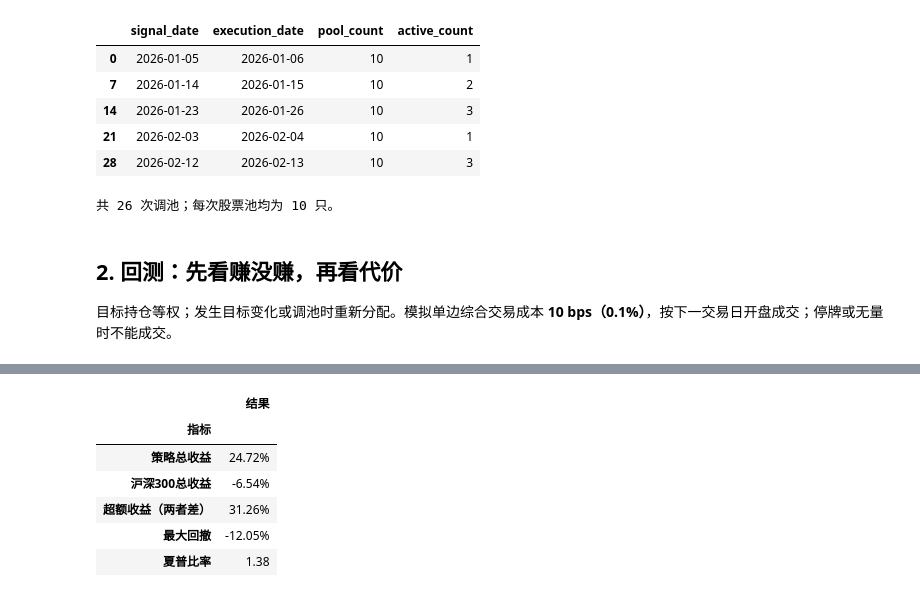
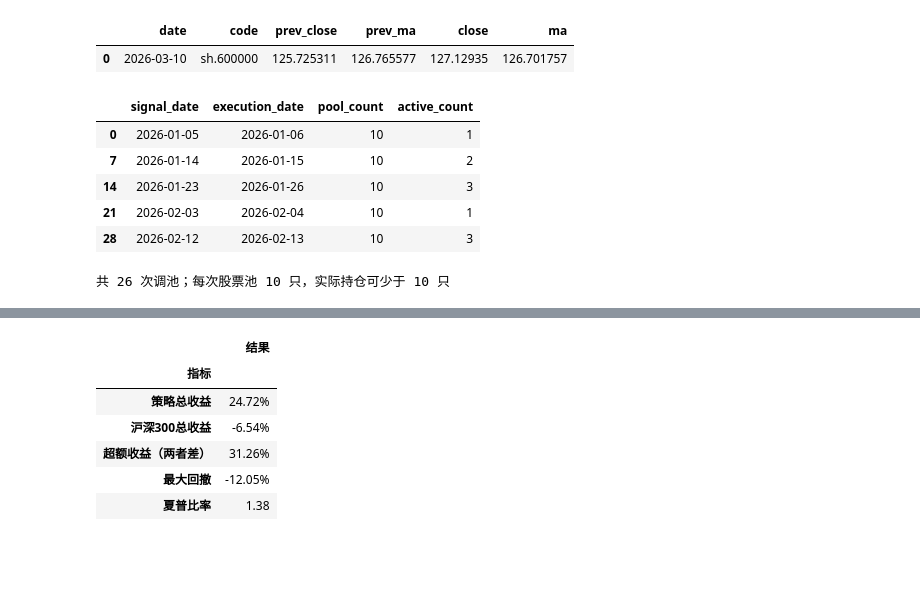
Before and after one commit to ZhengrongYue/MiniQuant, a Jupyter notebook: simple_framework.ipynb, the cells around one changed output, grey strips where cells are left out. Drawn from its saved outputs; the diff is of its cells as text; code cells hidden in the pictures; blank space fills up the shorter version.

```diff
--- a/simple_framework.ipynb
+++ b/simple_framework.ipynb
@@ -53,0 +50,14 @@ assert len(pool) == 10
+# %%
+first_day = pd.Timestamp('2026-01-05')
+today = bars.loc[bars.date.eq(first_day)]
+known = latest_public_report(reports, first_day)
+eligible = today.loc[
+    today.peTTM.between(8, 30, inclusive='neither')
+    & today.tradestatus.eq(1) & today.volume.gt(0) & today.isST.eq(0)
+    & today.ma.notna() & today.code.str[-6:].isin(known.code6)
+].sort_values(['peTTM', 'code'])
+first_pool = eligible.head(10)[['code', 'peTTM', 'close']]
+pool = first_pool.code.tolist()
+print(f'{first_day.date()}：可用正EPS财报 {len(known)} 家，满足条件 {len(eligible)} 只，入池 {len(pool)} 只')
+display(first_pool.reset_index(drop=True))
+assert pool == select_pool(today, reports, first_day)[0]
@@ -54,19 +83,22 @@ assert len(pool) == 10
 # %%
+example_cross = bars.loc[
+    bars.date.ge(first_day) & bars.code.isin(pool) & bars.cross_up,
+    ['date', 'code', 'prev_close', 'prev_ma', 'close', 'ma']
+].head(1)
+display(example_cross.reset_index(drop=True))
 decisions = build_decisions(bars, reports, benchmark, first='2026-01-05', every=7)
 display(decisions.loc[decisions.rebalance,
                       ['signal_date', 'execution_date', 'pool_count', 'active_count']].head(5))
-print(f"共 {int(decisions.rebalance.sum())} 次调池；每次股票池均为 10 只。")
+print(f"共 {int(decisions.rebalance.sum())} 次调池；每次股票池 10 只，实际持仓可少于 10 只")
 assert decisions.pool_count.eq(10).all()
 assert (decisions.execution_date > decisions.signal_date).all()
 # %% [output]
-|  | signal_date | execution_date | pool_count | active_count |
-| 0 | 2026-01-05 | 2026-01-06 | 10 | 1 |
-| 7 | 2026-01-14 | 2026-01-15 | 10 | 2 |
-| 14 | 2026-01-23 | 2026-01-26 | 10 | 3 |
-| 21 | 2026-02-03 | 2026-02-04 | 10 | 1 |
-| 28 | 2026-02-12 | 2026-02-13 | 10 | 3 |
+|  | date | code | prev_close | prev_ma | close | ma |
+| 0 | 2026-03-10 | sh.600000 | 125.725311 | 126.765577 | 127.12935 | 126.701757 |
+|  | signal_date | execution_date | pool_count | active_count |
+| 0 | 2026-01-05 | 2026-01-06 | 10 | 1 |
+| 7 | 2026-01-14 | 2026-01-15 | 10 | 2 |
+| 14 | 2026-01-23 | 2026-01-26 | 10 | 3 |
+| 21 | 2026-02-03 | 2026-02-04 | 10 | 1 |
+| 28 | 2026-02-12 | 2026-02-13 | 10 | 3 |
-共 26 次调池；每次股票池均为 10 只。
+共 26 次调池；每次股票池 10 只，实际持仓可少于 10 只
-# %% [markdown]
-## 2. 回测：先看赚没赚，再看代价
-
-目标持仓等权；发生目标变化或调池时重新分配。模拟单边综合交易成本 **10 bps（0.1%）**，按下一交易日开盘成交；停牌或无量时不能成交。
```
Also changed, not shown: parts of 21 cells of this notebook.
